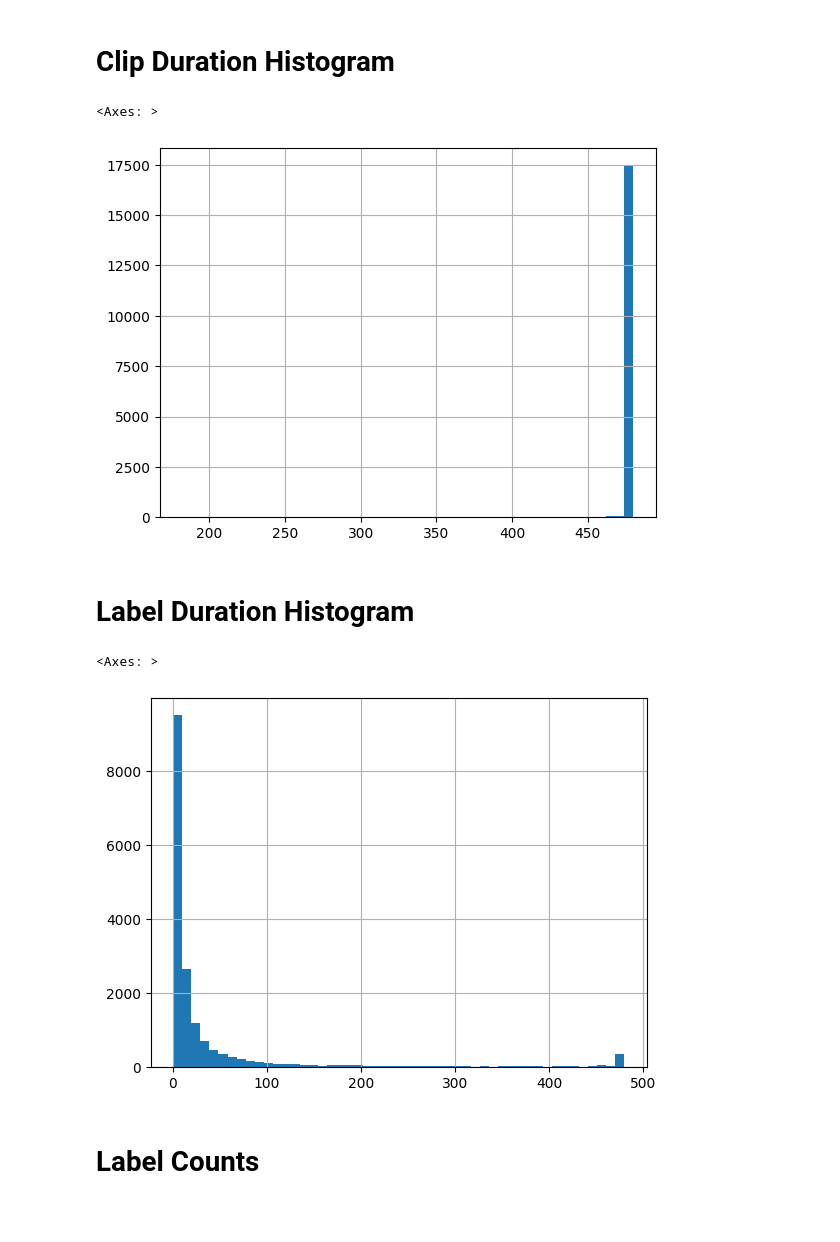
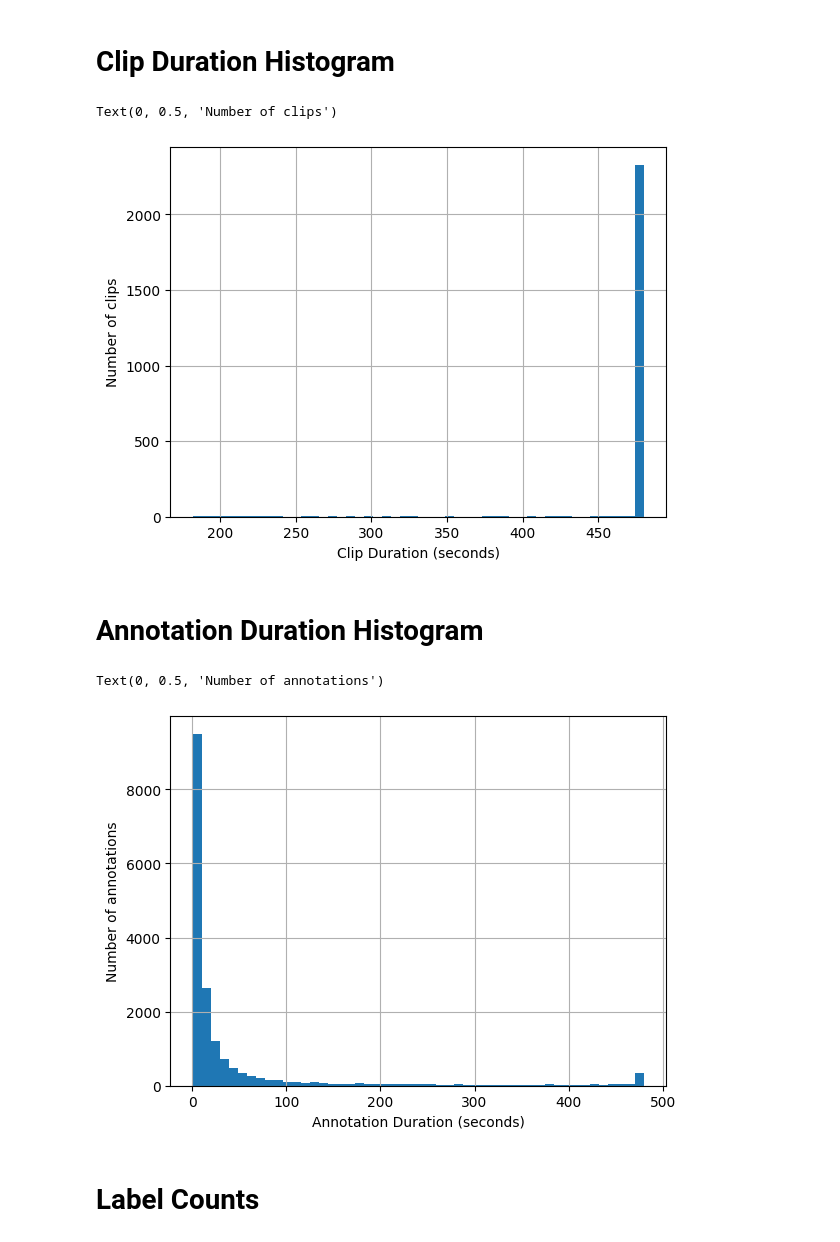
Before and after one commit to ardarslan/egocentric-video-understanding, a Jupyter notebook: scripts/03_analyze_annotations/analyze_annotations.ipynb, the cells around one changed output. Drawn from its saved outputs; the diff is of its cells as text; code cells hidden in the pictures; blank space fills up the shorter version.

```diff
--- a/scripts/03_analyze_annotations/analyze_annotations.ipynb
+++ b/scripts/03_analyze_annotations/analyze_annotations.ipynb
@@ -60,17 +65,22 @@ annotations_df.groupby(["video_id"]).agg({"clip_id": "nunique"})["clip_id"].hist
 # %% [markdown]
 # Clip Duration Histogram
 # %%
-annotations_df["clip_duration"].hist(bins=50)
+annotations_df.drop_duplicates(subset=["clip_id"])["clip_duration"].hist(bins=50)
+plt.xlabel("Clip Duration (seconds)")
+plt.ylabel("Number of clips")
 # %% [output]
-<Axes: >
+Text(0, 0.5, 'Number of clips')
-[figure, old version]
+[figure, new version]
 # %% [markdown]
-# Label Duration Histogram
+# Annotation Duration Histogram
 # %%
 annotations_df["label_duration"].hist(bins=50)
+
+plt.xlabel("Annotation Duration (seconds)")
+plt.ylabel("Number of annotations")
 # %% [output]
-<Axes: >
+Text(0, 0.5, 'Number of annotations')
-[figure, old version]
+[figure, new version]
 # %% [markdown]
 # Label Counts
 # %%
```
Also changed, not shown: parts of 11 cells of this notebook, 6 other files.
